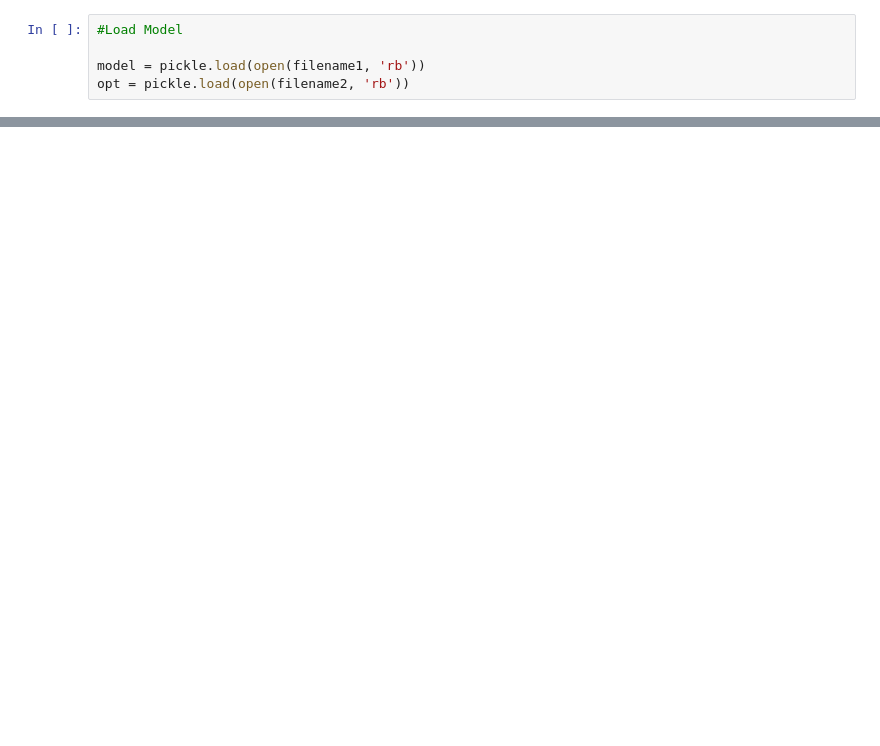
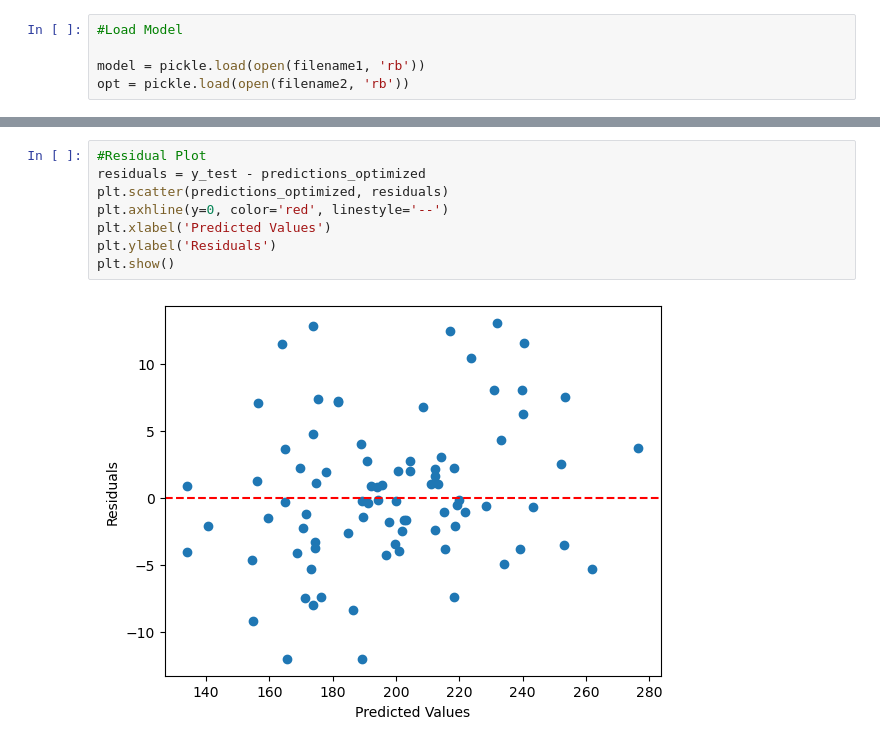
Before and after one commit to agbandong/valorant-boosted-tree, a Jupyter notebook: Model 1.ipynb, the cells around one changed output, grey strips where cells are left out. Cells and saved outputs as stored; diff of their text form; blank space fills up the shorter version.

```diff
--- a/Model 1.ipynb
+++ b/Model 1.ipynb
@@ -237,0 +251,10 @@ array([249.55511 , 220.18166 , 212.13702 , 178.78893 , 225.51491 ,
+# %%
+#Residual Plot
+residuals = y_test - predictions_optimized
+plt.scatter(predictions_optimized, residuals)
+plt.axhline(y=0, color='red', linestyle='--')
+plt.xlabel('Predicted Values')
+plt.ylabel('Residuals')
+plt.show()
+# %% [output]
+[figure, added]
```
Also changed, not shown: parts of 30 cells of this notebook.
